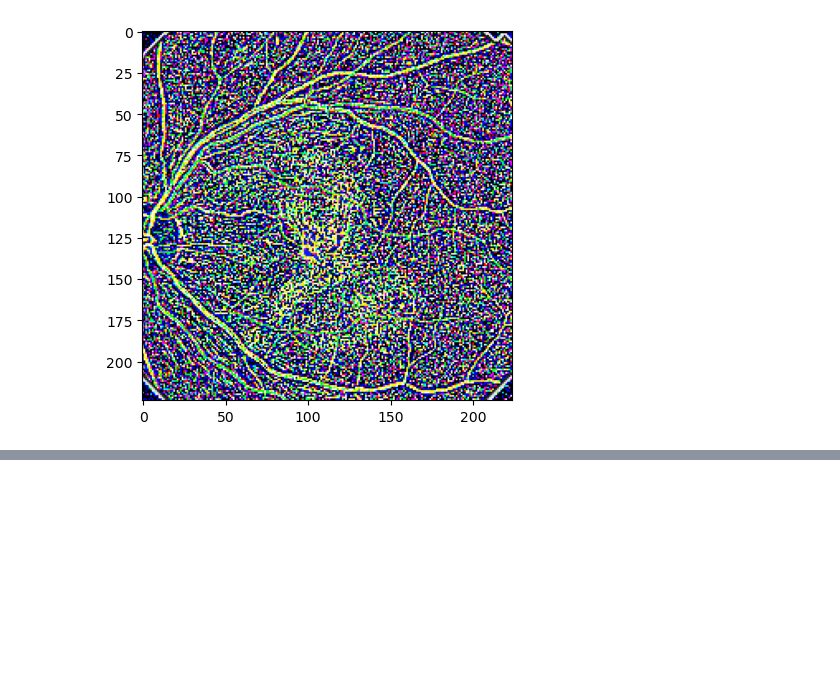
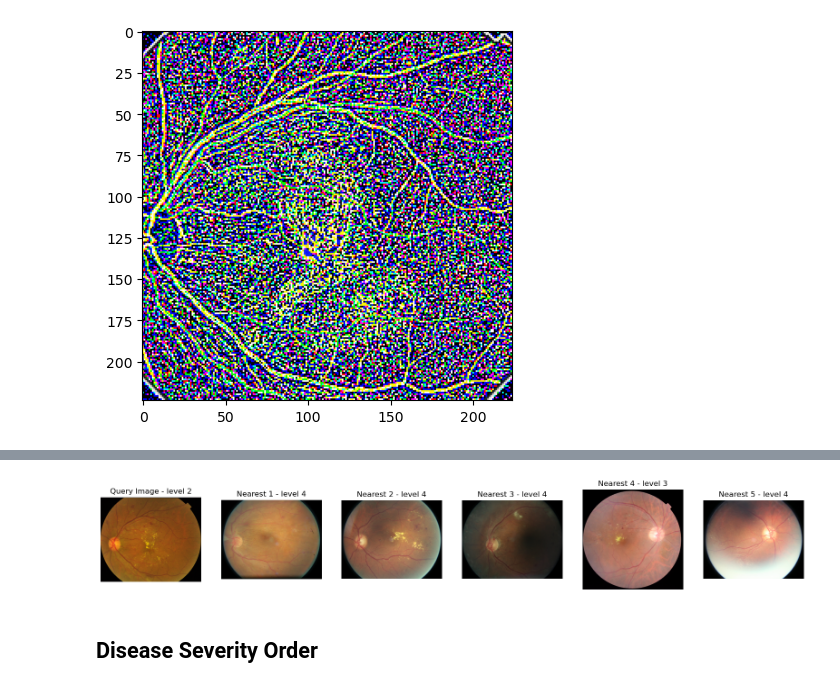
Before and after one commit to aakashks/SupCon-DR, a Jupyter notebook: image_retrieval.ipynb, the cells around one changed output, grey strips where cells are left out. Saved outputs shown, nothing was run; the diff lists cells and outputs as text; code cells hidden in the pictures; blank space fills up the shorter version.

```diff
--- a/image_retrieval.ipynb
+++ b/image_retrieval.ipynb
@@ -50,7 +50,7 @@ class CFG:
     weight_decay=1e-2
 
     resolution = 224
-    samples_per_class = 1000
+    samples_per_class = 200
 # %%
 device = torch.device(CFG.device)
 # %%
@@ -75,5 +75,6 @@ train_data
 # remove all images from the csv if they are not in the folder
 lst = map(lambda x: x[:-5], os.listdir(TRAIN_DATA_FOLDER))
 train_data = train_data[train_data.image.isin(lst)].reset_index(drop=True)
+train_data = train_data.groupby('level').head(CFG.samples_per_class).reset_index(drop=True)
 len(train_data)
 # %% [output]
@@ -160,7 +161,10 @@ plt.imshow(transformed_img_pil)
 <matplotlib.image.AxesImage at 0x...>
 [figure]
 # %%
+from torchvision import models
+
 # load model
-model = torch.load(OUTPUT_FOLDER + 'best_model_fold_0.pth', map_location=device)
+model = timm.create_model(CFG.model_name, num_classes=5, checkpoint_path=OUTPUT_FOLDER + 'best_model_fold_0.pth')
+dataloader = DataLoader(train_dataset, batch_size=1, shuffle=False, num_workers=CFG.workers)
 model.eval()
-dataloader = DataLoader(train_dataset, batch_size=1, shuffle=False, num_workers=CFG.workers)
+model = model.to(device)
@@ -183,7 +198,7 @@ all_embeddings = get_embeddings(dataloader, model)
 
 # Query image (assuming it is loaded and transformed similarly)
 query_image = transform(query_img).unsqueeze(0).to(device)  # Unsqueeze to add the batch dimension
-query_embedding = model(query_image).cpu().numpy()
+query_embedding = model(query_image).detach().cpu().numpy()
 
 # Find the k nearest images
 k = 5
@@ -191,5 +206,12 @@ nbrs = NearestNeighbors(n_neighbors=k, algorithm='ball_tree').fit(all_embeddings
 distances, indices = nbrs.kneighbors(query_embedding)
 
 # Resulting indices are the indices of the closest images in your dataset
-print("Indices of nearest images:", indices)
-print("Distances:", distances)
+print(f"Indices of {k} nearest images:", indices[0])
+print("Levels of nearest images [0 - 4]:", [train_data.loc[idx].level for idx in indices[0]])
+print("Levels in query form [0 - 3]:", [convert_level(train_data.loc[idx].level) for idx in indices[0]])
+print("Distances:", distances[0])
+print("Mean distance:", np.mean(distances))
+print("Median distance:", np.median(distances))
+
+print ("----------------------------------------")
+print(f"Predicted Level [from 0 to 3]: {np.mean([convert_level(train_data.loc[idx].level) for idx in indices[0]]): .2f}")
@@ -195,0 +227,18 @@ print("Distances:", distances)
+# %%
+# show the nearest images
+fig, axs = plt.subplots(1, k+1, figsize=(20, 8))
+
+# query image
+axs[0].imshow(query_img)
+axs[0].axis('off')
+axs[0].set_title("Query Image - level 2")
+
+for i, idx in enumerate(indices[0]):
+    img = Image.open(TRAIN_DATA_FOLDER + train_data.loc[idx].image + ".jpeg")
+    axs[i+1].imshow(img)
+    axs[i+1].axis('off')
+    axs[i+1].set_title(f"Nearest {i+1} - level {train_data.loc[idx].level}")
+# %% [output]
+[figure, added]
+# %% [markdown]
+## Disease Severity Order
```
Also changed, not shown: parts of 4 cells of this notebook.
